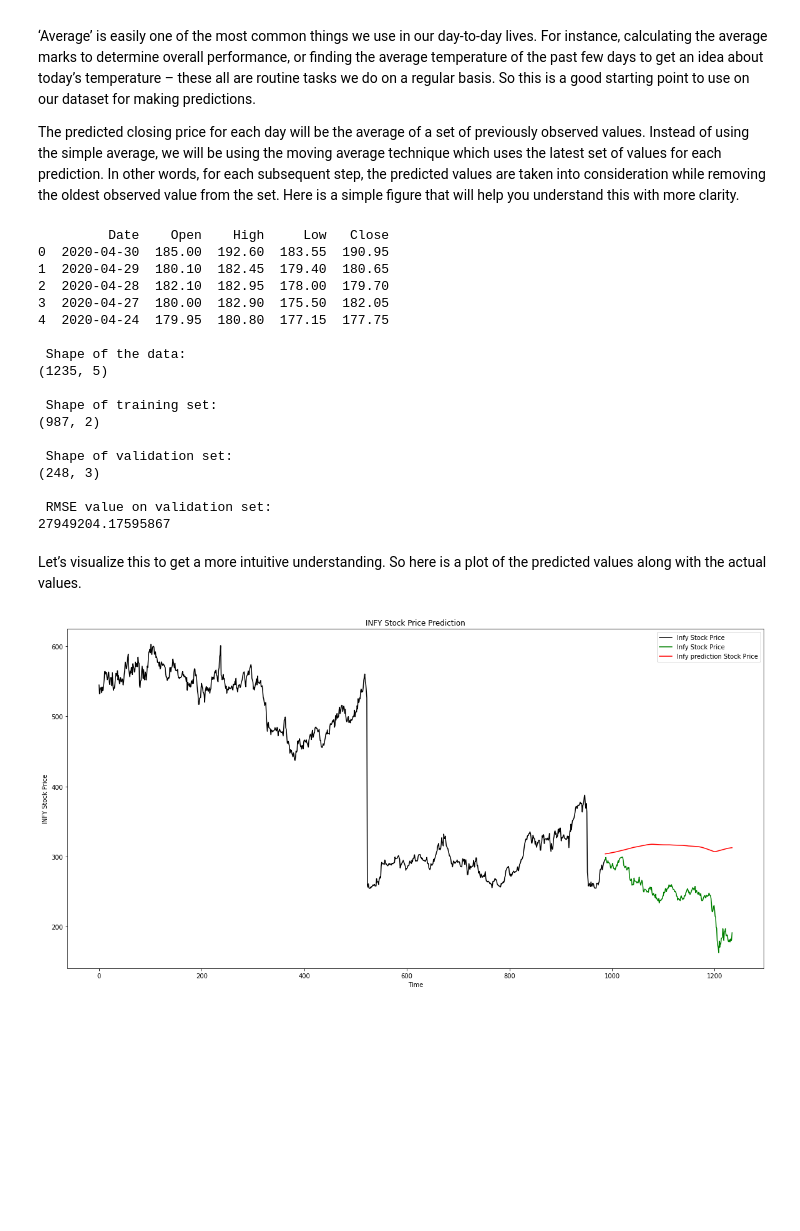
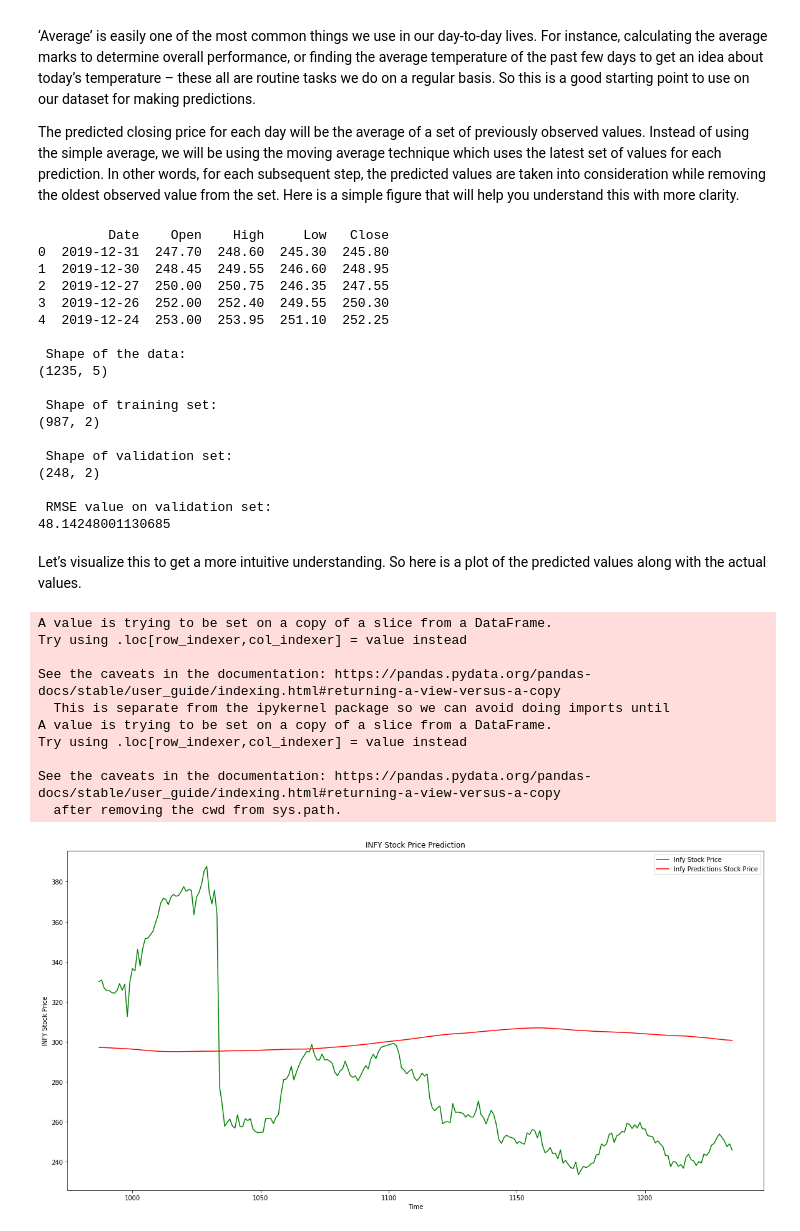
Before and after one commit to Hariom-Gupta/program, a Jupyter notebook: MovingAverage.ipynb, the cells around one changed output. Cells and saved outputs as stored; diff of their text form; code cells hidden in the pictures; blank space fills up the shorter version.

```diff
--- a/MovingAverage.ipynb
+++ b/MovingAverage.ipynb
@@ -13,7 +13,7 @@ import pandas as pd
 import numpy as np
 
 # reading the data
-df = pd.read_csv('/content/drive/My Drive/Colab Notebooks/hariom.csv')
+df = pd.read_csv('/content/drive/My Drive/Colab Notebooks/ML_Testing/data_moving_average.csv')
 
 # looking at the first five rows of the data
 print(df.head())
@@ -35,7 +35,8 @@ for i in range(0,len(data)):
 # NOTE: While splitting the data into train and validation set, we cannot use random splitting since that will destroy the time component. So here we have set the last year’s data into validation and the 4 years’ data before that into train set.
 
 # splitting into train and validation
-
+train = new_data[:987]
+valid = new_data[987:]
 
 # shapes of training set
 print('\n Shape of training set:')
@@ -49,8 +50,8 @@ print(valid.shape)
 # making predictions
 preds = []
 for i in range(0,valid.shape[0]):
-    a = train['Close'][len(train)-17+i:].sum() + sum(preds)
-    b = a/17
+    a = train['Close'][len(train)-248+i:].sum() + sum(preds)
+    b = a/248
     preds.append(b)
 
 # checking the results (RMSE value)
@@ -59,11 +60,11 @@ print('\n RMSE value on validation set:')
 print(rms)
 # %% [output]
          Date    Open    High     Low   Close
-0  2020-04-30  185.00  192.60  183.55  190.95
-1  2020-04-29  180.10  182.45  179.40  180.65
-2  2020-04-28  182.10  182.95  178.00  179.70
-3  2020-04-27  180.00  182.90  175.50  182.05
-4  2020-04-24  179.95  180.80  177.15  177.75
+0  2019-12-31  247.70  248.60  245.30  245.80
+1  2019-12-30  248.45  249.55  246.60  248.95
+2  2019-12-27  250.00  250.75  246.35  247.55
+3  2019-12-26  252.00  252.40  249.55  250.30
+4  2019-12-24  253.00  253.95  251.10  252.25
 
  Shape of the data:
 (1235, 5)
@@ -72,20 +73,35 @@ print(rms)
 (987, 2)
 
  Shape of validation set:
-(248, 3)
+(248, 2)
 
  RMSE value on validation set:
-27949204.17595867
+48.14248001130685
 # %% [markdown]
 Let’s visualize this to get a more intuitive understanding. So here is a plot of the predicted values along with the actual values.
 # %%
-plt.plot(train['Close'], color = 'black', label = 'Infy Stock Price')
-plt.plot(valid[['Close']], color = 'green', label = 'Infy Stock Price')
-plt.plot(valid[['Predictions']], color = 'pink', label = 'Infy Predictions Stock Price')
+import os
+#plot
+valid['Predictions'] = 0
+valid['Predictions'] = preds
+#plt.plot(train['Close'], color = 'black', label = 'Infy Stock Price')
+plt.plot(valid['Close'], color = 'green', label = 'Infy Stock Price')
+plt.plot(valid['Predictions'], color = 'red', label = 'Infy Predictions Stock Price')
 plt.title('INFY Stock Price Prediction')
 plt.xlabel('Time')
 plt.ylabel('INFY Stock Price')
 plt.legend()
 plt.show()
+#plt.savefig(os.path.join("/content/drive/My Drive/Colab Notebooks/ML_Testing/", 'moving_average'+str(BATCH_SIZE)+'.jpg'))
 # %% [output]
+A value is trying to be set on a copy of a slice from a DataFrame.
+Try using .loc[row_indexer,col_indexer] = value instead
+
+See the caveats in the documentation: https://pandas.pydata.org/pandas-docs/stable/user_guide/indexing.html#returning-a-view-versus-a-copy
+  This is separate from the ipykernel package so we can avoid doing imports until
+A value is trying to be set on a copy of a slice from a DataFrame.
+Try using .loc[row_indexer,col_indexer] = value instead
+
+See the caveats in the documentation: https://pandas.pydata.org/pandas-docs/stable/user_guide/indexing.html#returning-a-view-versus-a-copy
+  after removing the cwd from sys.path.
-[figure, old version]
+[figure, new version]
```
